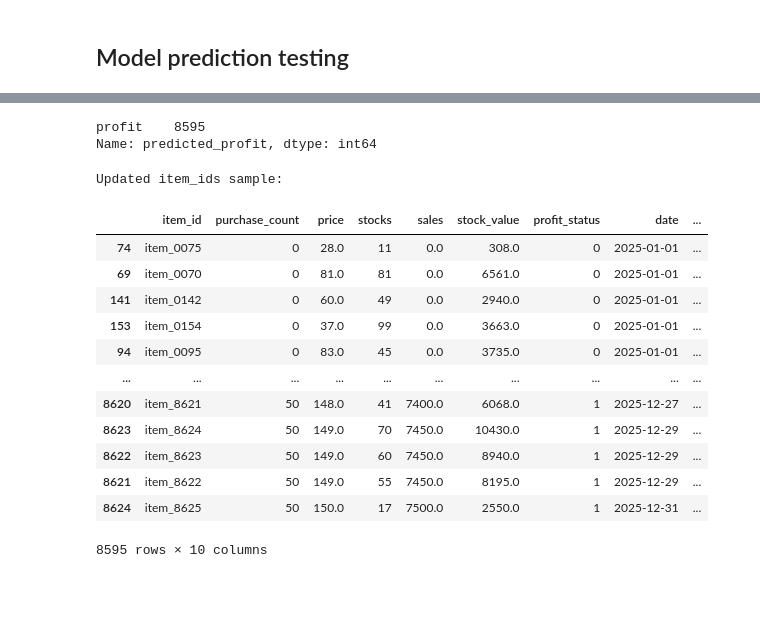
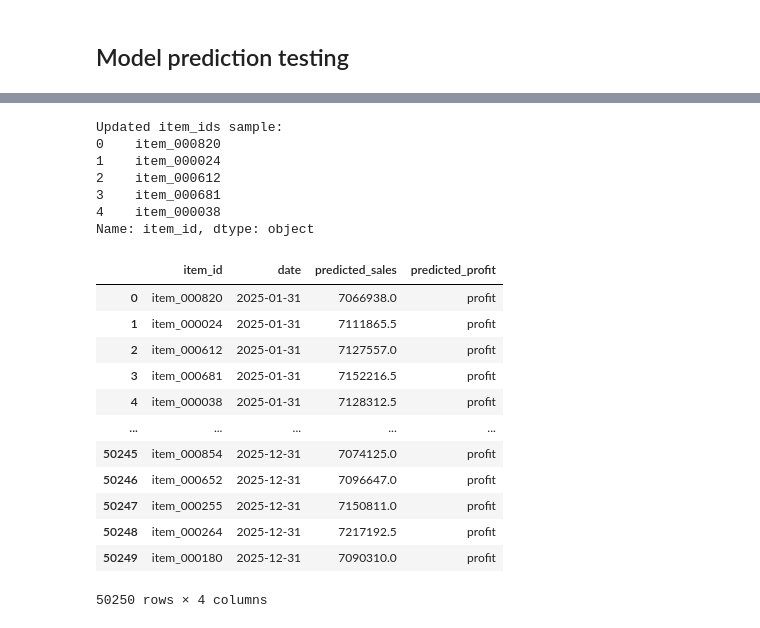
Before and after one commit to Mipjeiger/Fashion-recommendation-RAG-Finetuing-LLM-ML-Engineer-end-to-end, a Jupyter notebook: pipelines/ml_engineer/notebooks/eda.ipynb, the cells around one changed output, grey strips where cells are left out. Saved outputs shown, nothing was run; the diff lists cells and outputs as text; code cells hidden in the pictures; blank space fills up the shorter version.

```diff
--- a/pipelines/ml_engineer/notebooks/eda.ipynb
+++ b/pipelines/ml_engineer/notebooks/eda.ipynb
@@ -243,7 +243,7 @@ LOOKBACK = 30
 # Split by date before scaling to prevent data leakage
 df_daily = df_daily.sort_values(by=['date', 'item_id']).reset_index(drop=True)
 unique_dates = df_daily['date'].unique()
-split_date = unique_dates[int(0.8 * len(unique_dates))]
+split_date = unique_dates[int(0.80 * len(unique_dates))] # Concern for division with integer to get split data wisely
 
 df_train_raw = df_daily[df_daily['date'] <= split_date].copy()
 df_test_raw = df_daily[df_daily['date'] > split_date].copy()
@@ -315,7 +315,7 @@ def create_sequence(data, lookback=30, chunk_size=10000):
     return X_arr, y_sales_arr, y_profit_arr
 # %%
 # Add this before sequence creation
-MAX_ITEMS = 200  # Reduce if still crashing
+MAX_ITEMS = 150  # Reduce if still crashing
 
 # Sample items to reduce memory load
 sampled_items = df_train['item_id'].unique()[:MAX_ITEMS]
@@ -352,11 +358,11 @@ n_features = X_train.shape[2]
 
 inputs = Input(shape=(timesteps, n_features))
 
-x = LSTM(64, return_sequences=True)(inputs)
+x = LSTM(128, return_sequences=True)(inputs)
 x = Dropout(0.2)(x)
-x = LSTM(32, return_sequences=False)(x)
+x = LSTM(64, return_sequences=False)(x)
 x = Dropout(0.2)(x)
-x = Dense(16, activation='relu')(x)
+x = Dense(32, activation='relu')(x)
 
 sales_output = Dense(1, activation='linear', name='sales_output')(x)
 profit_output = Dense(1, activation='sigmoid', name='profit_output')(x)
@@ -417,7 +418,7 @@ y_profit_test = y_profit_test.reshape(-1, 1)
 # Callbacks
 early_stop = EarlyStopping(
     monitor='val_loss',
-    patience=4,
+    patience=3,
     restore_best_weights=True
 )
 
@@ -440,7 +441,7 @@ test_dataset = tf.data.Dataset.from_tensor_slices((
 )).batch(BATCH_SIZE).prefetch(tf.data.AUTOTUNE)
 
 # Free raw arrays after creating datasets
-del X_train, X_test
+# del X_train, X_test
 gc.collect()
 
 history = model.fit(
@@ -537,35 +560,35 @@ df_result
-# %%
-df_result['predicted_profit'].value_counts()
-# %% [output]
-profit    8595
-Name: predicted_profit, dtype: int64
 # %%
 # Create a mapping dictionary from original df
 item_id_mapping = dict(zip(
     df_encoded['item_id'].astype(int),
     df['item_id'].values
 ))
 
+# item_id already mapped to string in df_result, no need to re-map
 df_result_new = df_result.copy()
-# Use it to transform df_result
-df_result_new['item_id'] = df_result['item_id'].astype(int).map(item_id_mapping)
+df_result_new = df_result_new.sort_values(by='date', ascending=True).reset_index(drop=True)
 
 print("Updated item_ids sample:")
-
-df_result_new.sort_values(by='date', ascending=True, inplace=True)
+print(df_result_new['item_id'].head())
 df_result_new
 # %% [output]
 Updated item_ids sample:
+0    item_000820
+1    item_000024
+2    item_000612
+3    item_000681
+4    item_000038
+Name: item_id, dtype: object
-|  | item_id | purchase_count | price | stocks | sales | stock_value | profit_status | date | ... |
-| 74 | item_0075 | 0 | 28.0 | 11 | 0.0 | 308.0 | 0 | 2025-01-01 | ... |
-| 69 | item_0070 | 0 | 81.0 | 81 | 0.0 | 6561.0 | 0 | 2025-01-01 | ... |
-| 141 | item_0142 | 0 | 60.0 | 49 | 0.0 | 2940.0 | 0 | 2025-01-01 | ... |
-| 153 | item_0154 | 0 | 37.0 | 99 | 0.0 | 3663.0 | 0 | 2025-01-01 | ... |
-| 94 | item_0095 | 0 | 83.0 | 45 | 0.0 | 3735.0 | 0 | 2025-01-01 | ... |
-| ... | ... | ... | ... | ... | ... | ... | ... | ... | ... |
-| 8620 | item_8621 | 50 | 148.0 | 41 | 7400.0 | 6068.0 | 1 | 2025-12-27 | ... |
-| 8623 | item_8624 | 50 | 149.0 | 70 | 7450.0 | 10430.0 | 1 | 2025-12-29 | ... |
-| 8622 | item_8623 | 50 | 149.0 | 60 | 7450.0 | 8940.0 | 1 | 2025-12-29 | ... |
-| 8621 | item_8622 | 50 | 149.0 | 55 | 7450.0 | 8195.0 | 1 | 2025-12-29 | ... |
-| 8624 | item_8625 | 50 | 150.0 | 17 | 7500.0 | 2550.0 | 1 | 2025-12-31 | ... |
+|  | item_id | date | predicted_sales | predicted_profit |
+| 0 | item_000820 | 2025-01-31 | 7066938.0 | profit |
+| 1 | item_000024 | 2025-01-31 | 7111865.5 | profit |
+| 2 | item_000612 | 2025-01-31 | 7127557.0 | profit |
+| 3 | item_000681 | 2025-01-31 | 7152216.5 | profit |
+| 4 | item_000038 | 2025-01-31 | 7128312.5 | profit |
+| ... | ... | ... | ... | ... |
+| 50245 | item_000854 | 2025-12-31 | 7074125.0 | profit |
+| 50246 | item_000652 | 2025-12-31 | 7096647.0 | profit |
+| 50247 | item_000255 | 2025-12-31 | 7150811.0 | profit |
+| 50248 | item_000264 | 2025-12-31 | 7217192.5 | profit |
+| 50249 | item_000180 | 2025-12-31 | 7090310.0 | profit |
-8595 rows × 10 columns
+50250 rows × 4 columns
```
Also changed, not shown: parts of 11 cells of this notebook.
